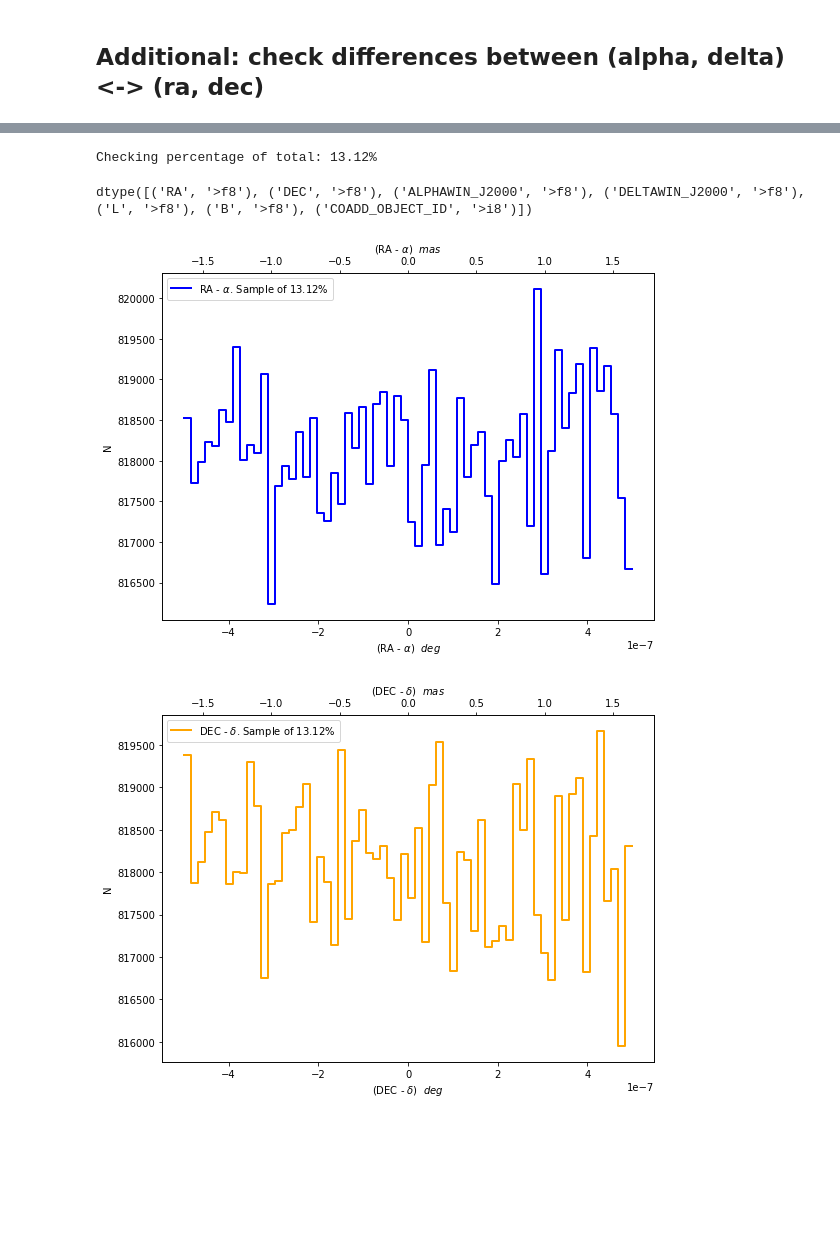
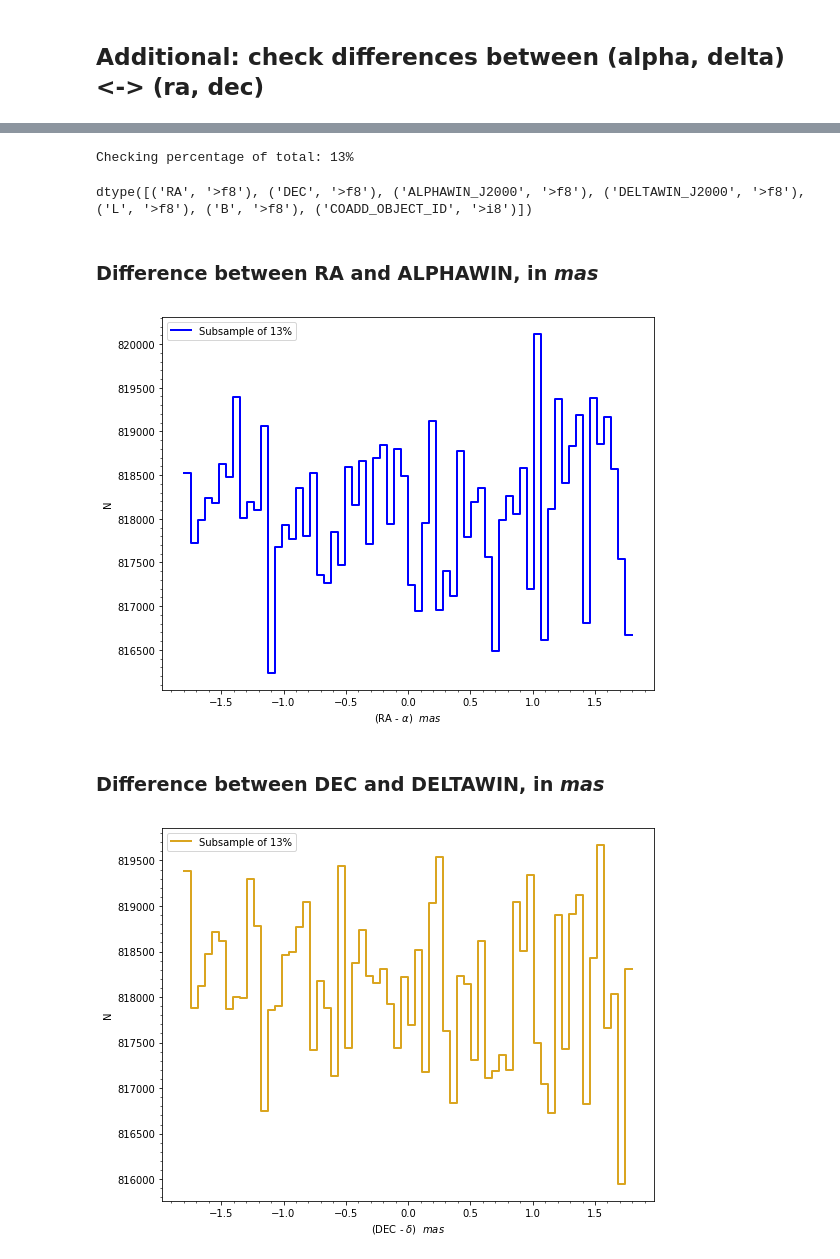
Before and after one commit to paztronomer/desdm_dr1_work, a Jupyter notebook: validation_eq2gal_coord.ipynb, the cells around one changed output, grey strips where cells are left out. Saved outputs shown, nothing was run; the diff lists cells and outputs as text; code cells hidden in the pictures; blank space fills up the shorter version.

```diff
--- a/validation_eq2gal_coord.ipynb
+++ b/validation_eq2gal_coord.ipynb
@@ -373,7 +454,7 @@ Elapsed time in reading the FITS: 0.20 min
 # %%
-print("Checking percentage of total: {0:.2f}%".format(coo50.shape[0]/4.e8 * 100))
+print("Checking percentage of total: {0}%".format(round(coo50.shape[0]/4.e8 * 100)))
 # %% [output]
-Checking percentage of total: 13.12%
+Checking percentage of total: 13%
 # %%
 coo50.dtype
 # %% [output]
@@ -381,52 +462,56 @@ dtype([('RA', '>f8'), ('DEC', '>f8'), ('ALPHAWIN_J2000', '>f8'), ('DELTAWIN_J200
 # %%
 ds_tmp = vx.from_arrays(ra=coo50["RA"], dec=coo50["DEC"],
                         alpha=coo50["ALPHAWIN_J2000"], delta=coo50["DELTAWIN_J2000"],
-                        diff1=coo50["RA"]-coo50["ALPHAWIN_J2000"],
-                        diff2=coo50["DEC"]-coo50["DELTAWIN_J2000"]
+                        diff1=(coo50["RA"]-coo50["ALPHAWIN_J2000"]) * 3600 * 1000,
+                        diff2=(coo50["DEC"]-coo50["DELTAWIN_J2000"]) * 3600 * 1000
                        )
+# %% [markdown]
+### Difference between RA and ALPHAWIN, in *mas*
 # %%
-# Difference between RA and ALPHAWIN
 fig, ax1 = plt.subplots(figsize=(8, 6))
 kw= {"color":"blue",
      "lw":2,
-     "label":r"RA - $\alpha$. Sample of {0:.2f}%".format(coo50.shape[0]/4.e8 * 100),
     }
-ds_tmp.plot1d("diff1", **kw)
+
+ds_tmp.plot1d("diff1",
+              xlabel=r"(RA - $\alpha$)  $mas$",
+              ylabel="N",
+              label="Subsample of {0}%".format(round(coo50.shape[0]/4.e8 * 100)),
+              **kw
+             )
 plt.legend()
-#
-ax2 = ax1.twiny()
-v2 = (coo50["RA"]-coo50["ALPHAWIN_J2000"]) * 3600 * 1000
-ax2.set_xlim([v2.min(), v2.max()])
-#
-ax1.set_xlabel(r"(RA - $\alpha$)  $deg$")
-ax2.set_xlabel(r"(RA - $\alpha$)  $mas$")
-ax1.set_ylabel("N")
 
-plt.subplots_adjust(top=0.9)
+# Use Auto Minor Locator
+minorLocator_x = AutoMinorLocator()
+ax1.xaxis.set_minor_locator(minorLocator_x)
+minorLocator_y = AutoMinorLocator()
+ax1.yaxis.set_minor_locator(minorLocator_y)
 
 plt.savefig("ra_alpha_subsample.png", format="png", dpi=500)
 # %% [output]
-[figure, old version]
+[figure, new version]
+# %% [markdown]
+### Difference between DEC and DELTAWIN, in *mas*
 # %%
-# Difference between DEC and DELTAWIN
 fig, ax1 = plt.subplots(figsize=(8, 6))
-kw= {"color":"orange",
+kw= {"color":"goldenrod",
      "lw":2,
-     "label":r"DEC - $\delta$. Sample of {0:.2f}%".format(coo50.shape[0]/4.e8 * 100),
     }
-ds_tmp.plot1d("diff2", **kw)
+
+ds_tmp.plot1d("diff2",
+              xlabel=r"(DEC - $\delta$)  $mas$",
+              ylabel="N",
+              label="Subsample of {0}%".format(round(coo50.shape[0]/4.e8 * 100)),
+              **kw
+             )
 plt.legend()
-#
-ax2 = ax1.twiny()
-v2 = (coo50["DEC"]-coo50["DELTAWIN_J2000"]) * 3600 * 1000
-ax2.set_xlim([v2.min(), v2.max()])
-#
-ax1.set_xlabel(r"(DEC - $\delta$)  $deg$")
-ax2.set_xlabel(r"(DEC - $\delta$)  $mas$")
-ax1.set_ylabel("N")
 
-plt.subplots_adjust(top=0.9)
+# Use Auto Minor Locator
+minorLocator_x = AutoMinorLocator()
+ax1.xaxis.set_minor_locator(minorLocator_x)
+minorLocator_y = AutoMinorLocator()
+ax1.yaxis.set_minor_locator(minorLocator_y)
 
 plt.savefig("dec_delta_subsample.png", format="png", dpi=500)
 # %% [output]
-[figure, old version]
+[figure, new version]
```
Also changed, not shown: parts of 11 cells of this notebook.
